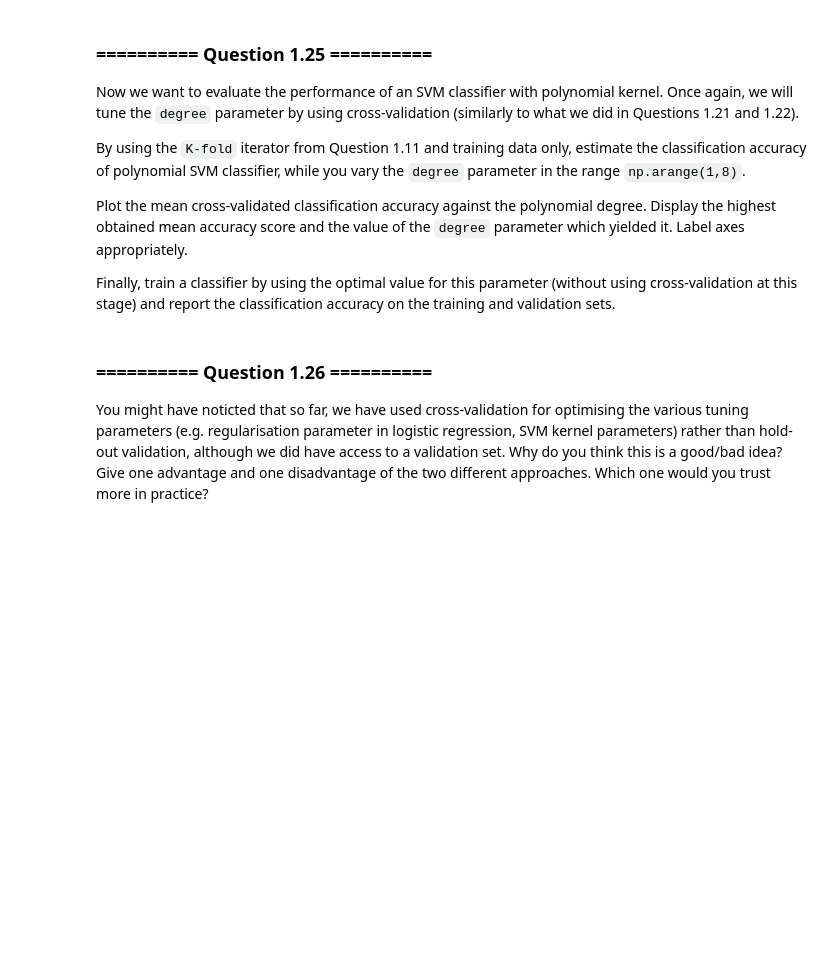
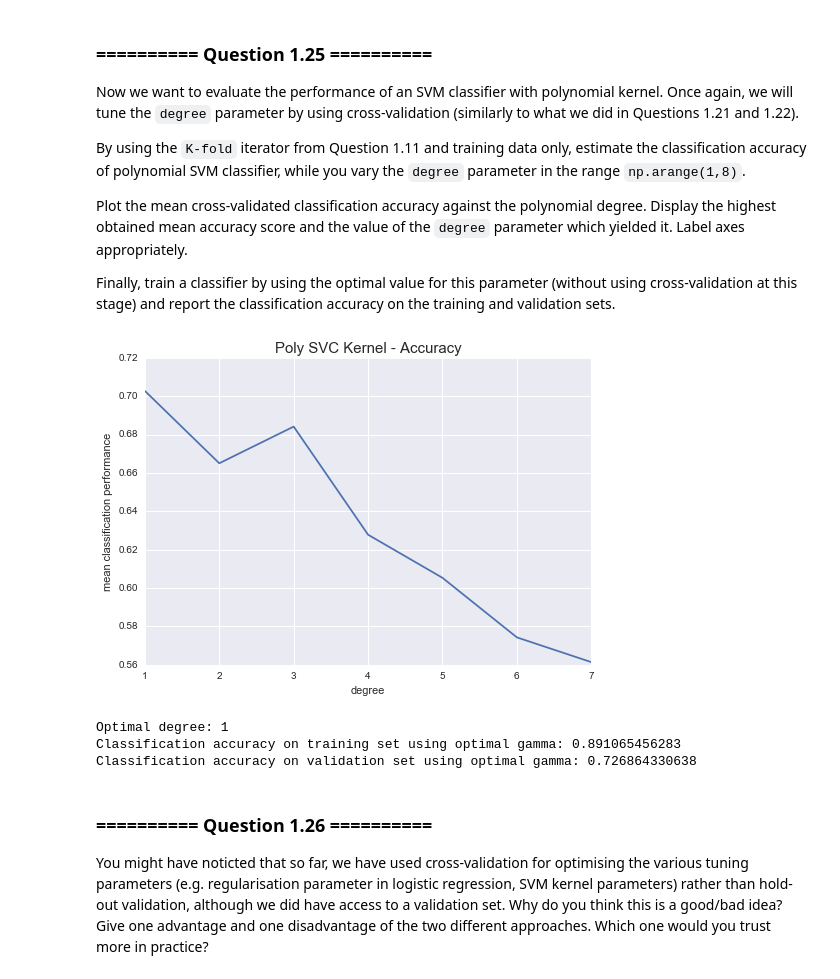
Before and after one commit to Dr-Alan-Turing/IAMachineLearning, a Jupyter notebook: 07_Assignment_3.ipynb, the cells around one changed output. Cells and saved outputs as stored; diff of their text form; code cells hidden in the pictures; blank space fills up the shorter version.

```diff
--- a/07_Assignment_3.ipynb
+++ b/07_Assignment_3.ipynb
@@ -649,3 +655,50 @@ Finally, train a classifier by using the optimal value for this parameter (witho
+# %%
+# Estimate accuracy over log space in gamma
+scores_4 = np.zeros((3,7))
+degrees = np.arange(1,8)
+f = 0
+for train_indeces, test_indeces in kf3:
+    degree_set = 0
+    for degree in degrees:
+        svc_temp = SVC(kernel='poly', degree=degree)
+        svc_temp.fit(X_tr_transf[train_indeces], y_tr[train_indeces])
+        pred = svc_temp.predict(X_tr_transf[test_indeces])
+        scores_4[f][degree_set] = accuracy_score(y_tr[test_indeces], pred)
+        degree_set += 1
+    f+= 1
+
+# Get mean scores
+mean_scores_4 = np.zeros(len(scores_4[0]))
+for i in range(0, len(scores_4[0])):
+    sum = 0.0
+    count = 0
+    for fold_scores in scores_4:
+        sum += fold_scores[i]
+        count += 1
+    mean_scores_4[i] = sum/count
+
+# Plot accuracy over different degree values
+plt.plot(degrees, mean_scores_4)
+#plt.xscale('degree')
+#plt.xlim(10**(-5), 10**0)
+plt.xlabel('degree')
+plt.ylabel('mean classification performance')
+plt.title('Poly SVC Kernel - Accuracy', fontsize=15)
+plt.show()
+
+# Get optimal degree
+optimal_degree = degrees[np.argmax(mean_scores_4)]
+print("Optimal degree: {0}".format(optimal_degree))
+# Get accuracy with optimal parameter
+svc_rbf_4 = SVC(kernel='rbf', gamma=optimal_gamma, C=1.0)
+svc_rbf_4.fit(X_tr_transf, y_tr)
+print('Classification accuracy on training set using optimal gamma: {0}'.format(svc_rbf_4.score(X_tr_transf, y_tr)))
+print('Classification accuracy on validation set using optimal gamma: {0}'.format(svc_rbf_4.score(X_val_transf, y_val)))
+# %% [output]
+[figure, added]
+Optimal degree: 1
+Classification accuracy on training set using optimal gamma: 0.891065456283
+Classification accuracy on validation set using optimal gamma: 0.726864330638
 # %% [markdown]
 ### ========== Question 1.26 ==========
 
```
Also changed, not shown: parts of 8 cells of this notebook.
